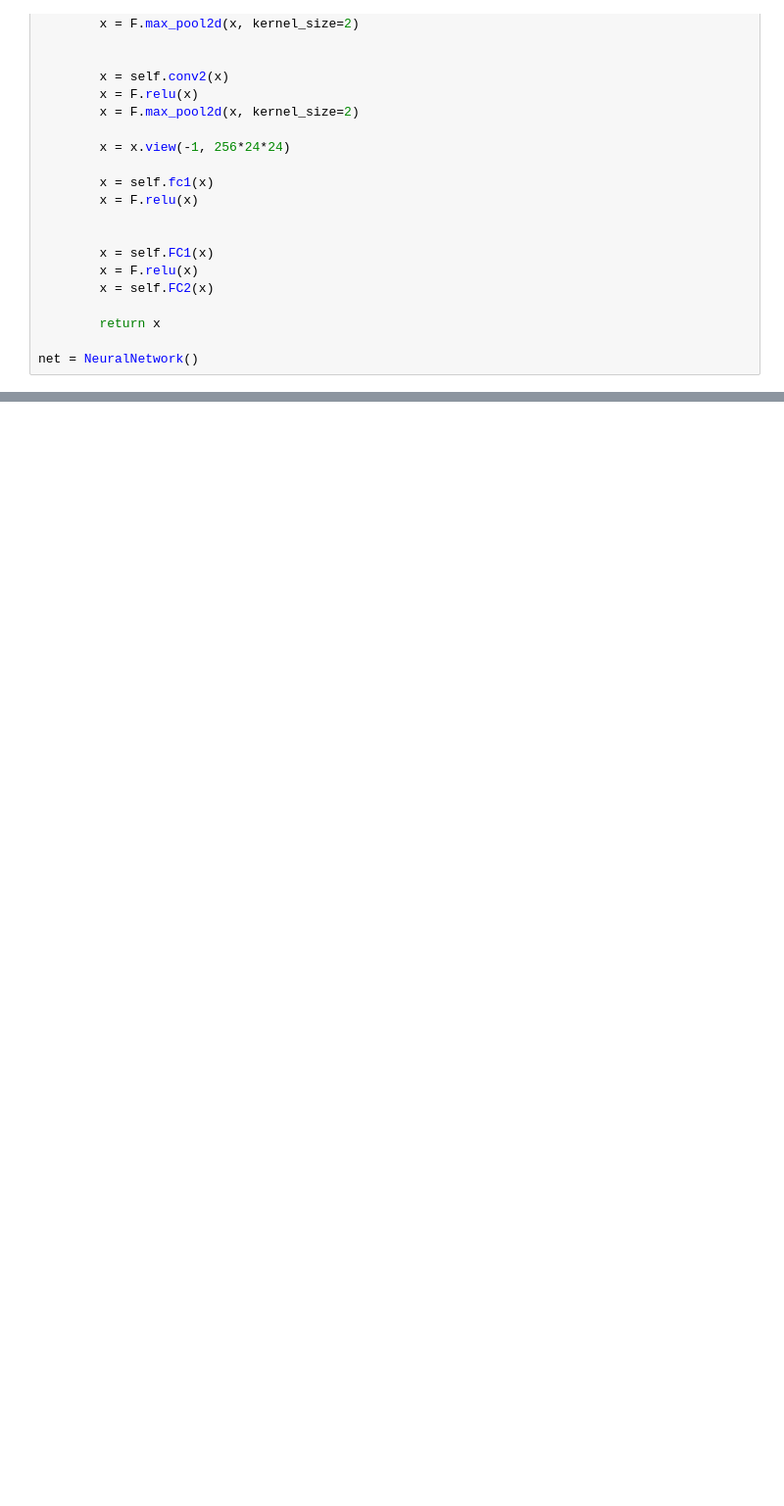
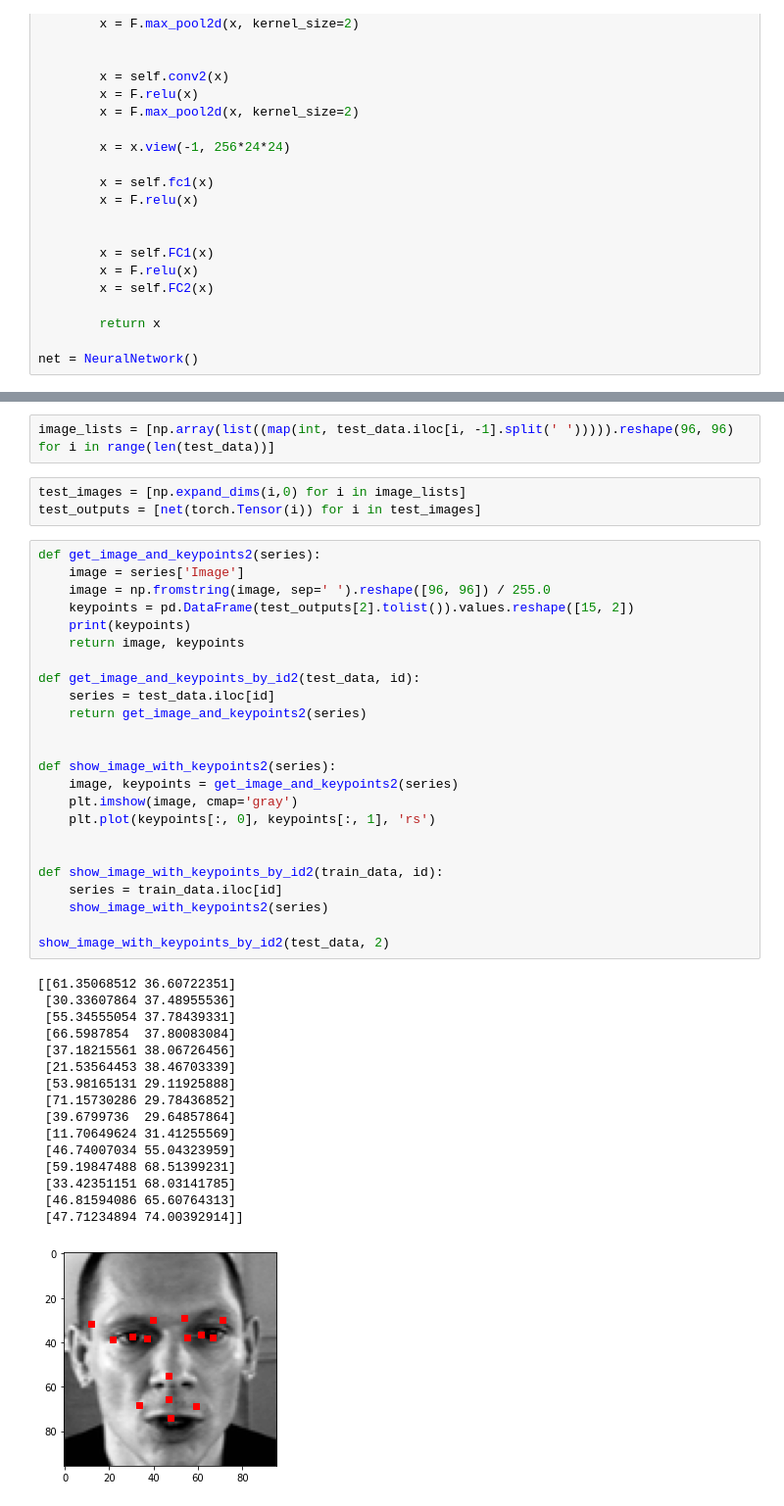
Before and after one commit to Tenna18/DL, a Jupyter notebook: Load_data.ipynb, the cells around one changed output, grey strips where cells are left out. Shown at 98% size. Drawn from its saved outputs; the diff is of its cells as text; blank space fills up the shorter version.

```diff
--- a/Load_data.ipynb
+++ b/Load_data.ipynb
@@ -326,0 +317,46 @@ show_image_with_keypoints_by_id2(train_data, 1533)
+# %%
+image_lists = [np.array(list((map(int, test_data.iloc[i, -1].split(' '))))).reshape(96, 96) for i in range(len(test_data))]
+# %%
+test_images = [np.expand_dims(i,0) for i in image_lists]
+test_outputs = [net(torch.Tensor(i)) for i in test_images]
+# %%
+def get_image_and_keypoints2(series):
+    image = series['Image']
+    image = np.fromstring(image, sep=' ').reshape([96, 96]) / 255.0
+    keypoints = pd.DataFrame(test_outputs[2].tolist()).values.reshape([15, 2])
+    print(keypoints)
+    return image, keypoints
+
+def get_image_and_keypoints_by_id2(test_data, id):
+    series = test_data.iloc[id]
+    return get_image_and_keypoints2(series)
+
+
+def show_image_with_keypoints2(series):
+    image, keypoints = get_image_and_keypoints2(series)
+    plt.imshow(image, cmap='gray')
+    plt.plot(keypoints[:, 0], keypoints[:, 1], 'rs')
+
+
+def show_image_with_keypoints_by_id2(train_data, id):
+    series = train_data.iloc[id]
+    show_image_with_keypoints2(series)
+
+show_image_with_keypoints_by_id2(test_data, 2)
+# %% [output]
+[[61.35068512 36.60722351]
+ [30.33607864 37.48955536]
+ [55.34555054 37.78439331]
+ [66.5987854  37.80083084]
+ [37.18215561 38.06726456]
+ [21.53564453 38.46703339]
+ [53.98165131 29.11925888]
+ [71.15730286 29.78436852]
+ [39.6799736  29.64857864]
+ [11.70649624 31.41255569]
+ [46.74007034 55.04323959]
+ [59.19847488 68.51399231]
+ [33.42351151 68.03141785]
+ [46.81594086 65.60764313]
+ [47.71234894 74.00392914]]
+[figure, added]
```
Also changed, not shown: parts of 8 cells of this notebook.
